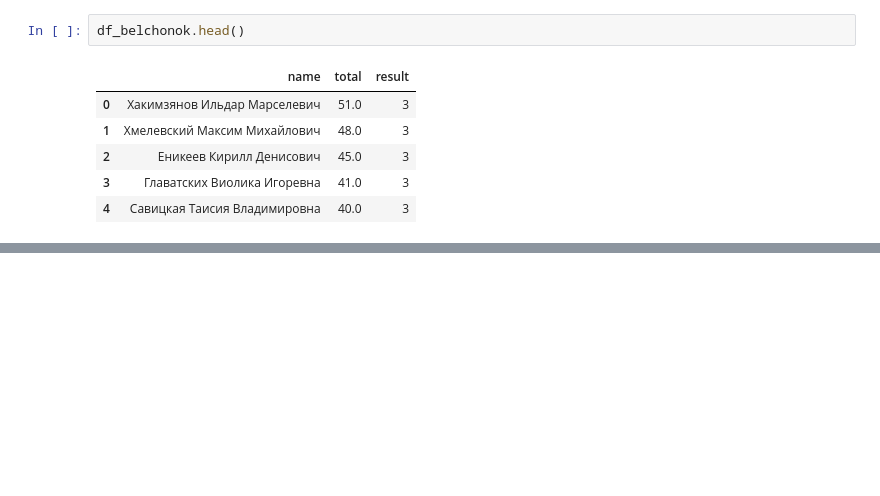
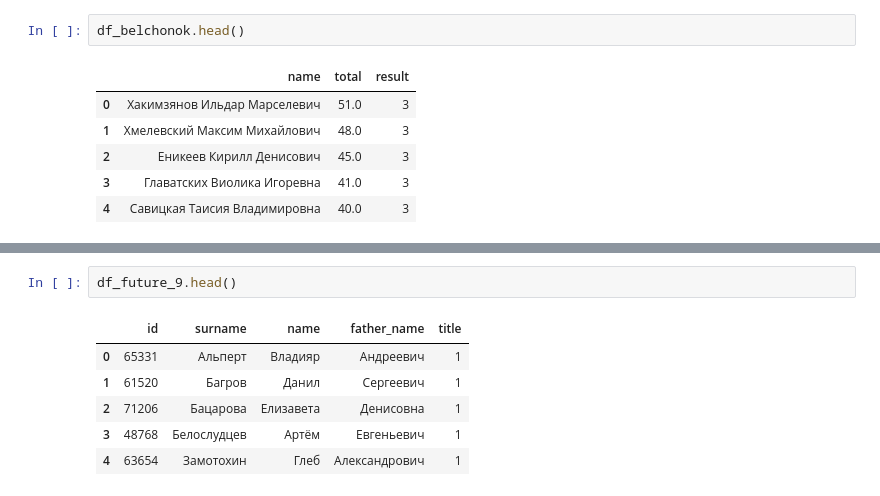
Before and after one commit to VladG00dmanPersonal/LMSH_AI_HACK, a Jupyter notebook: src/Vlad/EDA.ipynb, the cells around one changed output, grey strips where cells are left out. Drawn from its saved outputs; the diff is of its cells as text; blank space fills up the shorter version.

```diff
--- a/src/Vlad/EDA.ipynb
+++ b/src/Vlad/EDA.ipynb
@@ -51,0 +101,9 @@ df_belchonok.head()
+# %%
+df_future_9.head()
+# %% [output]
+|  | id | surname | name | father_name | title |
+| 0 | 65331 | Альперт | Владияр | Андреевич | 1 |
+| 1 | 61520 | Багров | Данил | Сергеевич | 1 |
+| 2 | 71206 | Бацарова | Елизавета | Денисовна | 1 |
+| 3 | 48768 | Белослудцев | Артём | Евгеньевич | 1 |
+| 4 | 63654 | Замотохин | Глеб | Александрович | 1 |
```
Also changed, not shown: parts of 38 cells of this notebook.
